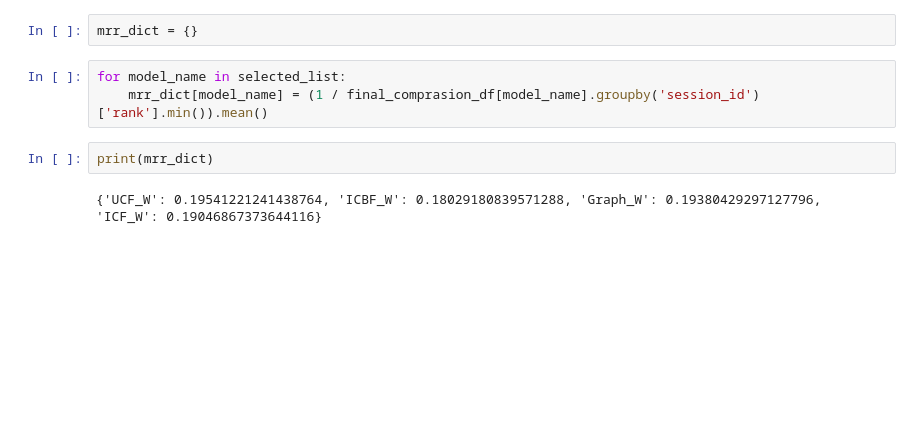
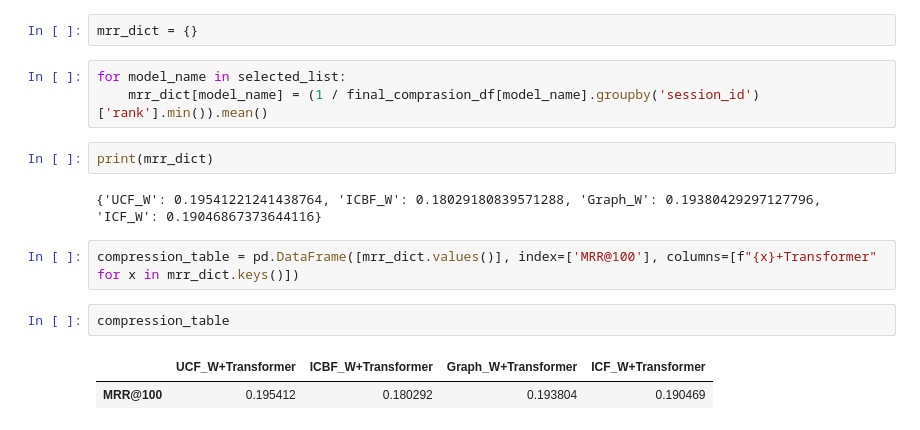
Before and after one commit to stavco9/rs-final-project, a Jupyter notebook: recsys2022/Final_submission/3-dressipi-lgbmranker-final_k_split_models.ipynb, the cells around one changed output. Saved outputs shown, nothing was run; the diff lists cells and outputs as text; blank space fills up the shorter version.

```diff
--- a/recsys2022/Final_submission/3-dressipi-lgbmranker-final_k_split_models.ipynb
+++ b/recsys2022/Final_submission/3-dressipi-lgbmranker-final_k_split_models.ipynb
@@ -625,7 +623,14 @@ mrr_dict = {}
 # %%
 for model_name in selected_list:
     mrr_dict[model_name] = (1 / final_comprasion_df[model_name].groupby('session_id')['rank'].min()).mean()
-# %%
-print(mrr_dict)
-# %% [output]
-{'UCF_W': 0.19541221241438764, 'ICBF_W': 0.18029180839571288, 'Graph_W': 0.19380429297127796, 'ICF_W': 0.19046867373644116}
+# %%
+print(mrr_dict)
+# %% [output]
+{'UCF_W': 0.19541221241438764, 'ICBF_W': 0.18029180839571288, 'Graph_W': 0.19380429297127796, 'ICF_W': 0.19046867373644116}
+# %%
+compression_table = pd.DataFrame([mrr_dict.values()], index=['MRR@100'], columns=[f"{x}+Transformer" for x in mrr_dict.keys()])
+# %%
+compression_table
+# %% [output]
+|  | UCF_W+Transformer | ICBF_W+Transformer | Graph_W+Transformer | ICF_W+Transformer |
+| MRR@100 | 0.195412 | 0.180292 | 0.193804 | 0.190469 |
```
Also changed, not shown: parts of 2 cells of this notebook, 1 other file.
